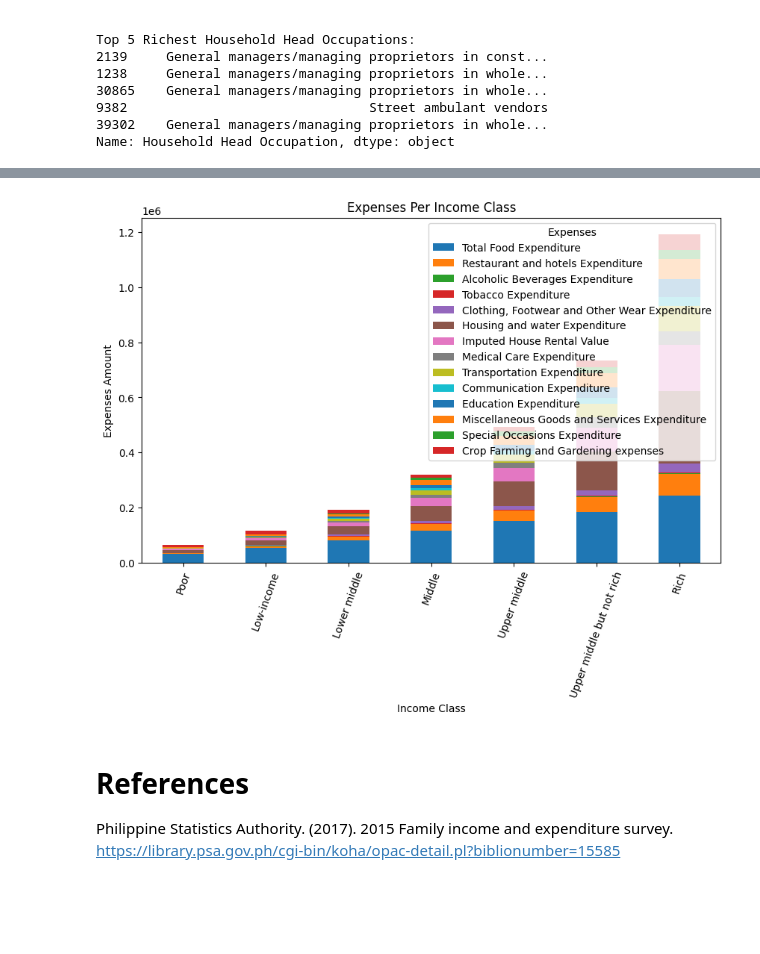
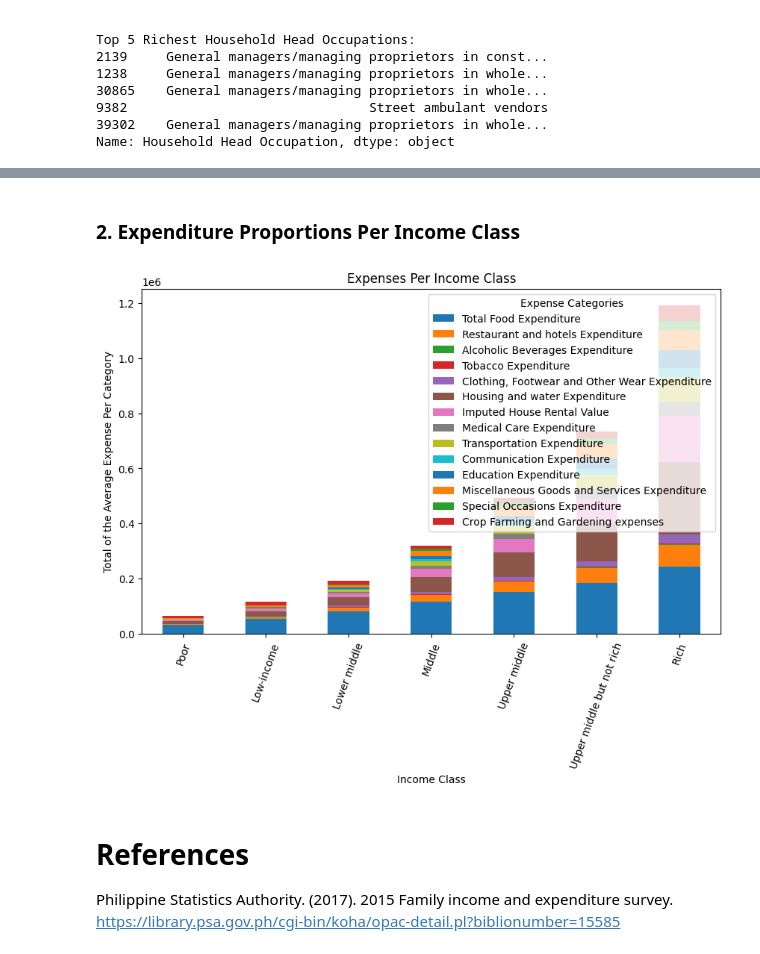
Before and after one commit to hannahrfong/CSC713M, a Jupyter notebook: Investigatory_Project.ipynb, the cells around one changed output, grey strips where cells are left out. Cells and saved outputs as stored; diff of their text form; code cells hidden in the pictures; blank space fills up the shorter version.

```diff
--- a/Investigatory_Project.ipynb
+++ b/Investigatory_Project.ipynb
@@ -701,34 +695,36 @@ The third EDA question aims to distinguish the expenditure pattern among the dif
+# %% [markdown]
+### 2. Expenditure Proportions Per Income Class
 # %%
-exp = [
+expenses = [
     'Total Food Expenditure',
     'Restaurant and hotels Expenditure',
     'Alcoholic Beverages Expenditure',
     'Tobacco Expenditure',
     'Clothing, Footwear and Other Wear Expenditure',
     'Housing and water Expenditure',
     'Imputed House Rental Value',
     'Medical Care Expenditure',
     'Transportation Expenditure',
     'Communication Expenditure',
     'Education Expenditure',
     'Miscellaneous Goods and Services Expenditure',
     'Special Occasions Expenditure',
     'Crop Farming and Gardening expenses'
 ]
 
-expense_scatter = fie_df.groupby("Income Class")[exp].mean().round(2).sort_values(by=exp, ascending=False)
+expense_scatter = fie_df.groupby("Income Class")[expenses].mean().round(2).sort_values(by=expenses, ascending=False)
 custom_order = ["Poor", "Low-income", "Lower middle", "Middle", "Upper middle", "Upper middle but not rich", "Rich"]
 expense_scatter = expense_scatter.reindex(custom_order)
 
 ax = expense_scatter.plot(kind='bar', rot=70, stacked=True, figsize=(10,6))
 ax.set_xlabel('Income Class')
-ax.set_ylabel('Expenses Amount')#?????
+ax.set_ylabel('Total of the Average Expense Per Category')
 ax.set_title('Expenses Per Income Class')
-plt.legend(title='Expenses', loc='upper right')
+plt.legend(title='Expense Categories', loc='upper right')
 
 plt.show()
 # %% [output]
-[figure, old version]
+[figure, new version]
 # %% [markdown]
 # References
 Philippine Statistics Authority. (2017). 2015 Family income and expenditure survey. https://library.psa.gov.ph/cgi-bin/koha/opac-detail.pl?biblionumber=15585
```
Also changed, not shown: parts of 40 cells of this notebook, 1 other file.
